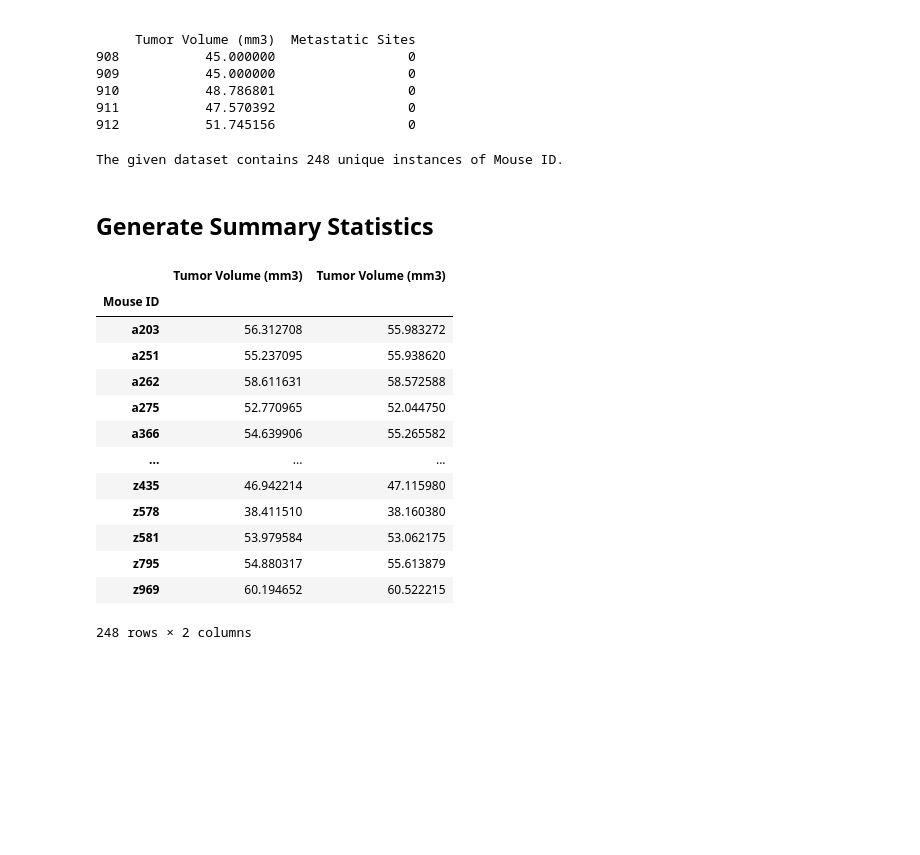
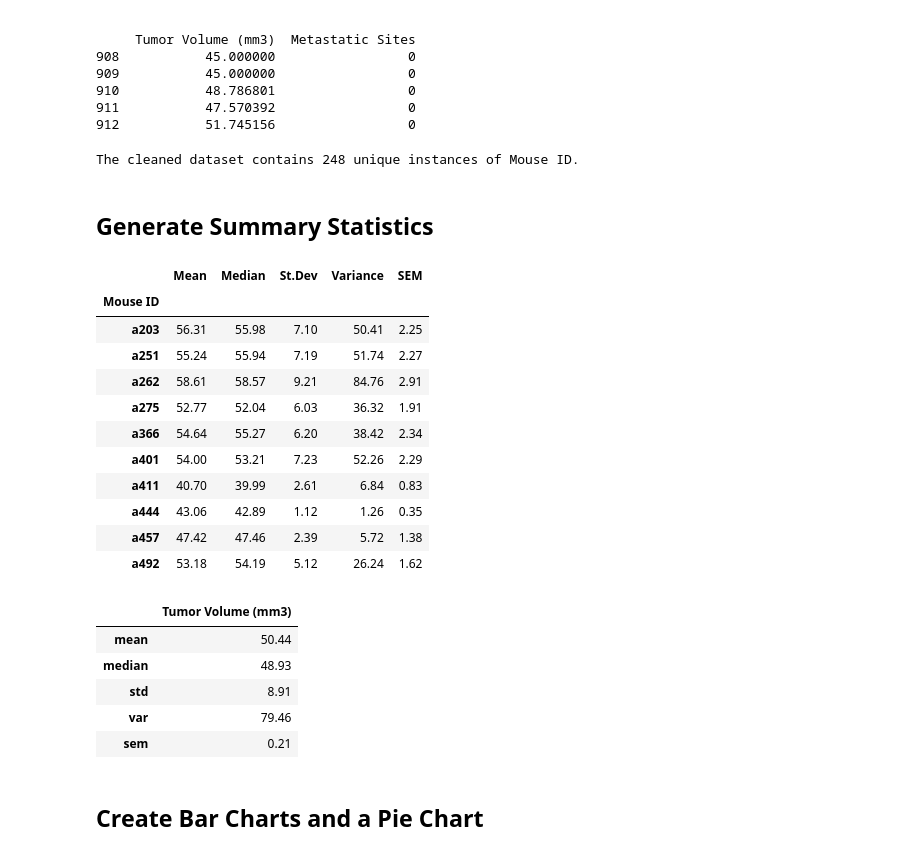
Before and after one commit to seneubauer/matplotlib-challenge, a Jupyter notebook: pymaceuticals.ipynb, the cells around one changed output. Cells and saved outputs as stored; diff of their text form; code cells hidden in the pictures; blank space fills up the shorter version.

```diff
--- a/pymaceuticals.ipynb
+++ b/pymaceuticals.ipynb
@@ -77,36 +77,52 @@ The Mouse ID, g989, contains 2x duplicated Timepoint data.
 912           51.745156                 0
 # %%
 # display the cleaned count of unique Mouse IDs
-print(f"The given dataset contains {cleanData_df.nunique()['Mouse ID']} unique instances of Mouse ID.")
+print(f"The cleaned dataset contains {cleanData_df.nunique()['Mouse ID']} unique instances of Mouse ID.")
 # %% [output]
-The given dataset contains 248 unique instances of Mouse ID.
+The cleaned dataset contains 248 unique instances of Mouse ID.
 # %% [markdown]
 ## Generate Summary Statistics
 # %%
 # create the statistical groups
-groupedData_mean = cleanData_df.groupby(['Mouse ID']).mean()['Tumor Volume (mm3)']
-groupedData_median = cleanData_df.groupby(['Mouse ID']).median()['Tumor Volume (mm3)']
-groupedData_std = cleanData_df.groupby(['Mouse ID']).std()['Tumor Volume (mm3)']
-groupedData_var = cleanData_df.groupby(['Mouse ID']).var()['Tumor Volume (mm3)']
-groupedData_sem = cleanData_df.groupby(['Mouse ID']).sem()['Tumor Volume (mm3)']
+groupedData_mean = cleanData_df.groupby(["Mouse ID"]).mean()["Tumor Volume (mm3)"].map("{:,.2f}".format)
+groupedData_median = cleanData_df.groupby(["Mouse ID"]).median()["Tumor Volume (mm3)"].map("{:,.2f}".format)
+groupedData_std = cleanData_df.groupby(["Mouse ID"]).std()["Tumor Volume (mm3)"].map("{:,.2f}".format)
+groupedData_var = cleanData_df.groupby(["Mouse ID"]).var()["Tumor Volume (mm3)"].map("{:,.2f}".format)
+groupedData_sem = cleanData_df.groupby(["Mouse ID"]).sem()["Tumor Volume (mm3)"].map("{:,.2f}".format)
 # %%
 # because the five stats groups were grouped by the same column, their index columns will be identical
-keys = groupedData_mean.keys()
+summary0_df = pd.DataFrame({
+            "Mean": groupedData_mean,
+            "Median": groupedData_median,
+            "St.Dev": groupedData_std,
+            "Variance": groupedData_var,
+            "SEM": groupedData_sem})
 
-
-pd.concat([groupedData_mean, groupedData_median], axis=1)
+# display 10 first entries of the first statistical summary DataFrame
+summary0_df.head(10)
 # %% [output]
-|  | Tumor Volume (mm3) | Tumor Volume (mm3) |
-| Mouse ID |  |  |
-| a203 | 56.312708 | 55.983272 |
-| a251 | 55.237095 | 55.938620 |
-| a262 | 58.611631 | 58.572588 |
-| a275 | 52.770965 | 52.044750 |
-| a366 | 54.639906 | 55.265582 |
-| ... | ... | ... |
-| z435 | 46.942214 | 47.115980 |
-| z578 | 38.411510 | 38.160380 |
-| z581 | 53.979584 | 53.062175 |
-| z795 | 54.880317 | 55.613879 |
-| z969 | 60.194652 | 60.522215 |
+|  | Mean | Median | St.Dev | Variance | SEM |
+| Mouse ID |  |  |  |  |  |
+| a203 | 56.31 | 55.98 | 7.10 | 50.41 | 2.25 |
+| a251 | 55.24 | 55.94 | 7.19 | 51.74 | 2.27 |
+| a262 | 58.61 | 58.57 | 9.21 | 84.76 | 2.91 |
+| a275 | 52.77 | 52.04 | 6.03 | 36.32 | 1.91 |
+| a366 | 54.64 | 55.27 | 6.20 | 38.42 | 2.34 |
+| a401 | 54.00 | 53.21 | 7.23 | 52.26 | 2.29 |
+| a411 | 40.70 | 39.99 | 2.61 | 6.84 | 0.83 |
+| a444 | 43.06 | 42.89 | 1.12 | 1.26 | 0.35 |
+| a457 | 47.42 | 47.46 | 2.39 | 5.72 | 1.38 |
+| a492 | 53.18 | 54.19 | 5.12 | 26.24 | 1.62 |
-248 rows × 2 columns
+# %%
+# recreate the 'summary0_df' DataFrame using the pd.DataFrame.agg method in a single line of code
+summary1_df = cleanData_df.agg({"Tumor Volume (mm3)": ["mean", "median", "std", "var", "sem"]}).round(2)
+summary1_df.head()
+# %% [output]
+|  | Tumor Volume (mm3) |
+| mean | 50.44 |
+| median | 48.93 |
+| std | 8.91 |
+| var | 79.46 |
+| sem | 0.21 |
+# %% [markdown]
+## Create Bar Charts and a Pie Chart
```
Also changed, not shown: parts of 8 cells of this notebook.
